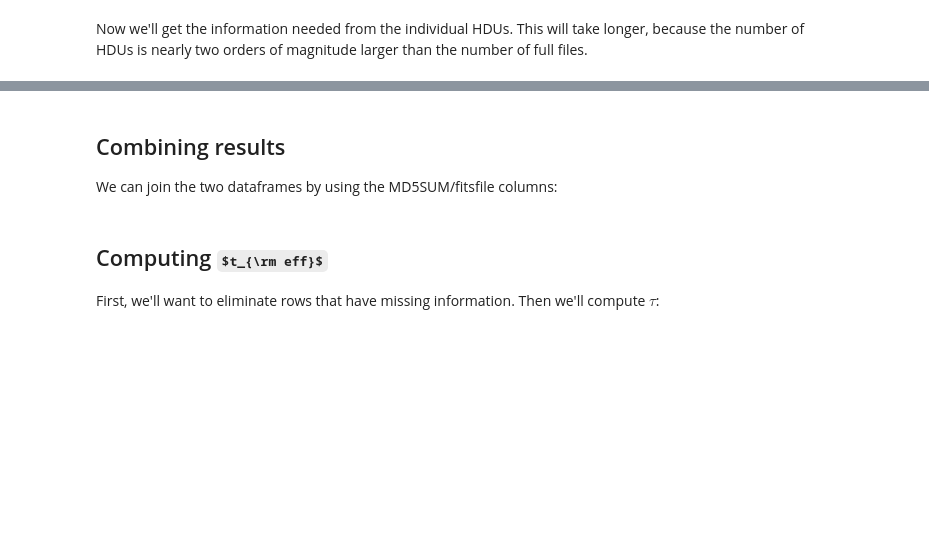
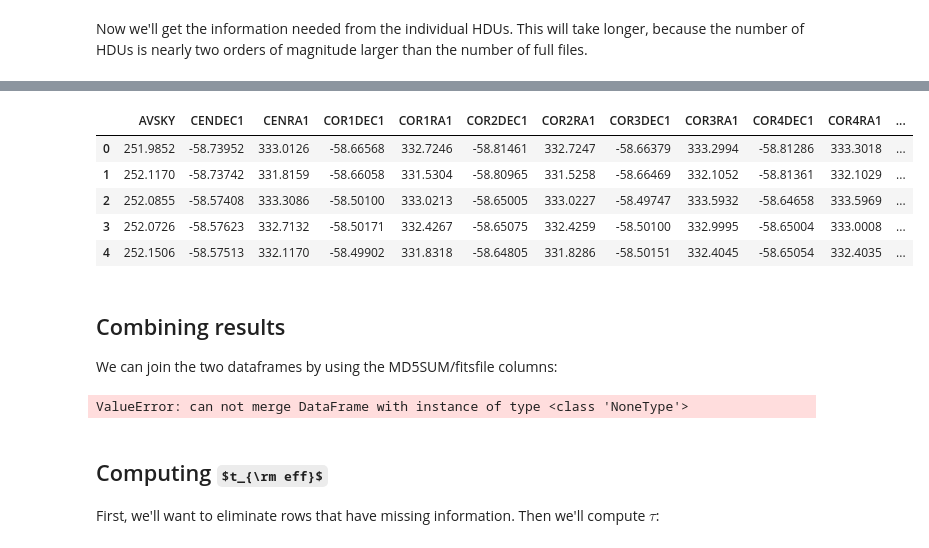
Before and after one commit to NOAO/nat-nb, a Jupyter notebook: exposure-map.ipynb, the cells around one changed output, grey strips where cells are left out. Drawn from its saved outputs; the diff is of its cells as text; code cells hidden in the pictures; some formulas as TeX source; blank space fills up the shorter version.

```diff
--- a/exposure-map.ipynb
+++ b/exposure-map.ipynb
@@ -196,6 +196,7 @@ jj = {
         "AVSKY",
     ],
     "search" : [
+        ["fitsfile__caldat", "2018-09-01", "2020-09-01"] ,
         ["fitsfile__instrument", "decam"],
         ["fitsfile__proc_type", "instcal"],
         ["fitsfile__prod_type", "image"],
@@ -205,12 +206,12 @@ jj = {
     ]
 }
 df2 = None # Pandas DataFrame
-apiurl=f'{adsurl}/hasearch/?limit=5000000'
+#apiurl=f'{adsurl}/hasearch/?limit=5000000'
+apiurl=f'{adsurl}/hasearch/?limit=50000'
 response = requests.post(apiurl,json=jj)
 
 if response.status_code == 200:
-    df2 = pd.read_json(json.dumps(response.json()))
+    df2 = pd.read_json(json.dumps(response.json()[1:]))
 else:
     print(response.json()['errorMessage'])
     print(response.json()['traceback'])  # for API developer use
-df2
@@ -217,10 +221,19 @@ df2
 # %%
-df2
+df2.head()
+# %% [output]
+|  | AVSKY | CENDEC1 | CENRA1 | COR1DEC1 | COR1RA1 | COR2DEC1 | COR2RA1 | COR3DEC1 | COR3RA1 | COR4DEC1 | COR4RA1 | ... |
+| 0 | 251.9852 | -58.73952 | 333.0126 | -58.66568 | 332.7246 | -58.81461 | 332.7247 | -58.66379 | 333.2994 | -58.81286 | 333.3018 | ... |
+| 1 | 252.1170 | -58.73742 | 331.8159 | -58.66058 | 331.5304 | -58.80965 | 331.5258 | -58.66469 | 332.1052 | -58.81361 | 332.1029 | ... |
+| 2 | 252.0855 | -58.57408 | 333.3086 | -58.50100 | 333.0213 | -58.65005 | 333.0227 | -58.49747 | 333.5932 | -58.64658 | 333.5969 | ... |
+| 3 | 252.0726 | -58.57623 | 332.7132 | -58.50171 | 332.4267 | -58.65075 | 332.4259 | -58.50100 | 332.9995 | -58.65004 | 333.0008 | ... |
+| 4 | 252.1506 | -58.57513 | 332.1170 | -58.49902 | 331.8318 | -58.64805 | 331.8286 | -58.50151 | 332.4045 | -58.65054 | 332.4035 | ... |
 # %% [markdown]
 ## Combining results <a id="combine" />
 We can join the two dataframes by using the MD5SUM/fitsfile columns:
 # %%
 dfm = pd.merge(dff,df2,left_on='md5sum',right_on='fitsfile')
+# %% [output]
+ValueError: can not merge DataFrame with instance of type <class 'NoneType'>
 # %%
 dfm
 # %% [markdown]
```
Also changed, not shown: parts of 1 cell of this notebook.
